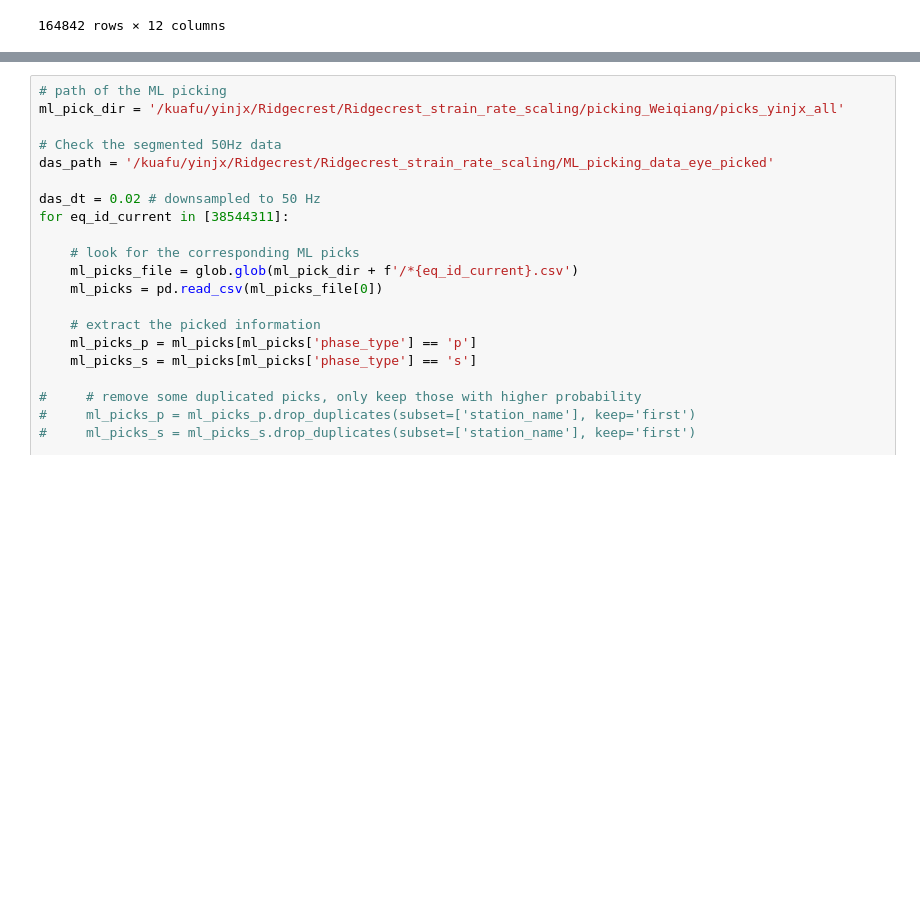
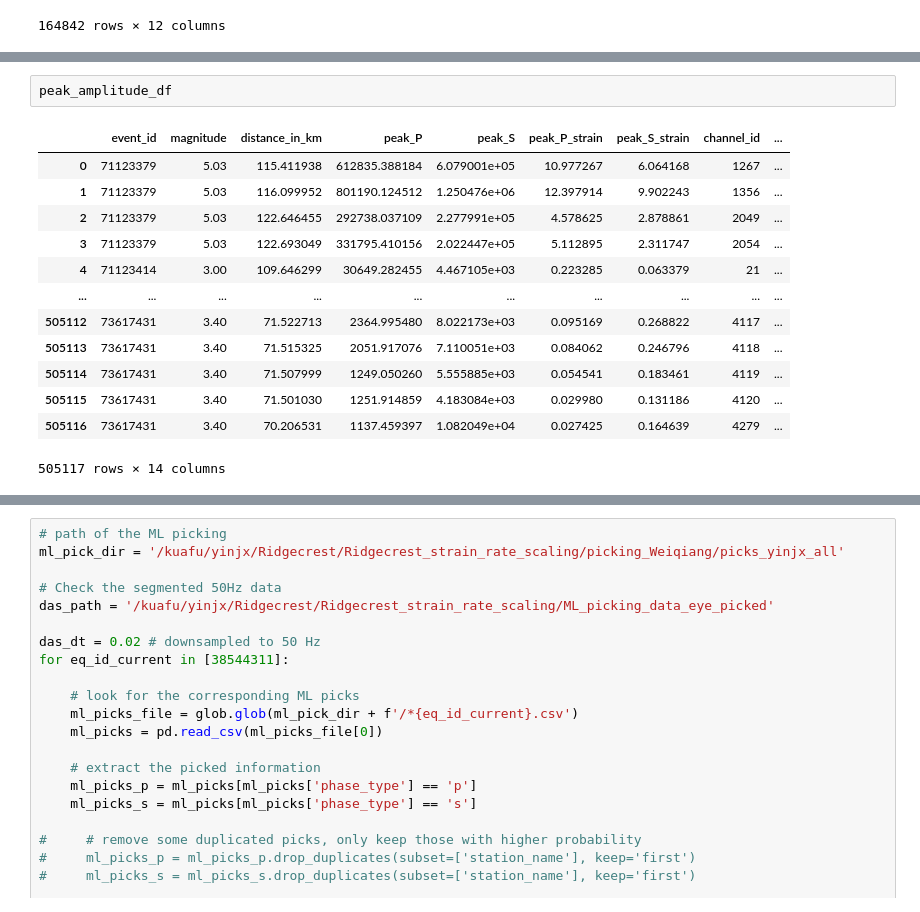
Before and after one commit to yinjiuxun/das-strain-scaling, a Jupyter notebook: jupyter_notebooks/Ridgecrest_extract_peak_amplitude.ipynb, the cells around one changed output, grey strips where cells are left out. Cells and saved outputs as stored; diff of their text form; blank space fills up the shorter version.

```diff
--- a/jupyter_notebooks/Ridgecrest_extract_peak_amplitude.ipynb
+++ b/jupyter_notebooks/Ridgecrest_extract_peak_amplitude.ipynb
@@ -802,0 +812,16 @@ peak_amplitude_df
+# %%
+peak_amplitude_df
+# %% [output]
+|  | event_id | magnitude | distance_in_km | peak_P | peak_S | peak_P_strain | peak_S_strain | channel_id | ... |
+| 0 | 71123379 | 5.03 | 115.411938 | 612835.388184 | 6.079001e+05 | 10.977267 | 6.064168 | 1267 | ... |
+| 1 | 71123379 | 5.03 | 116.099952 | 801190.124512 | 1.250476e+06 | 12.397914 | 9.902243 | 1356 | ... |
+| 2 | 71123379 | 5.03 | 122.646455 | 292738.037109 | 2.277991e+05 | 4.578625 | 2.878861 | 2049 | ... |
+| 3 | 71123379 | 5.03 | 122.693049 | 331795.410156 | 2.022447e+05 | 5.112895 | 2.311747 | 2054 | ... |
+| 4 | 71123414 | 3.00 | 109.646299 | 30649.282455 | 4.467105e+03 | 0.223285 | 0.063379 | 21 | ... |
+| ... | ... | ... | ... | ... | ... | ... | ... | ... | ... |
+| 505112 | 73617431 | 3.40 | 71.522713 | 2364.995480 | 8.022173e+03 | 0.095169 | 0.268822 | 4117 | ... |
+| 505113 | 73617431 | 3.40 | 71.515325 | 2051.917076 | 7.110051e+03 | 0.084062 | 0.246796 | 4118 | ... |
+| 505114 | 73617431 | 3.40 | 71.507999 | 1249.050260 | 5.555885e+03 | 0.054541 | 0.183461 | 4119 | ... |
+| 505115 | 73617431 | 3.40 | 71.501030 | 1251.914859 | 4.183084e+03 | 0.029980 | 0.131186 | 4120 | ... |
+| 505116 | 73617431 | 3.40 | 70.206531 | 1137.459397 | 1.082049e+04 | 0.027425 | 0.164639 | 4279 | ... |
+505117 rows × 14 columns
```
Also changed, not shown: parts of 3 cells of this notebook.
